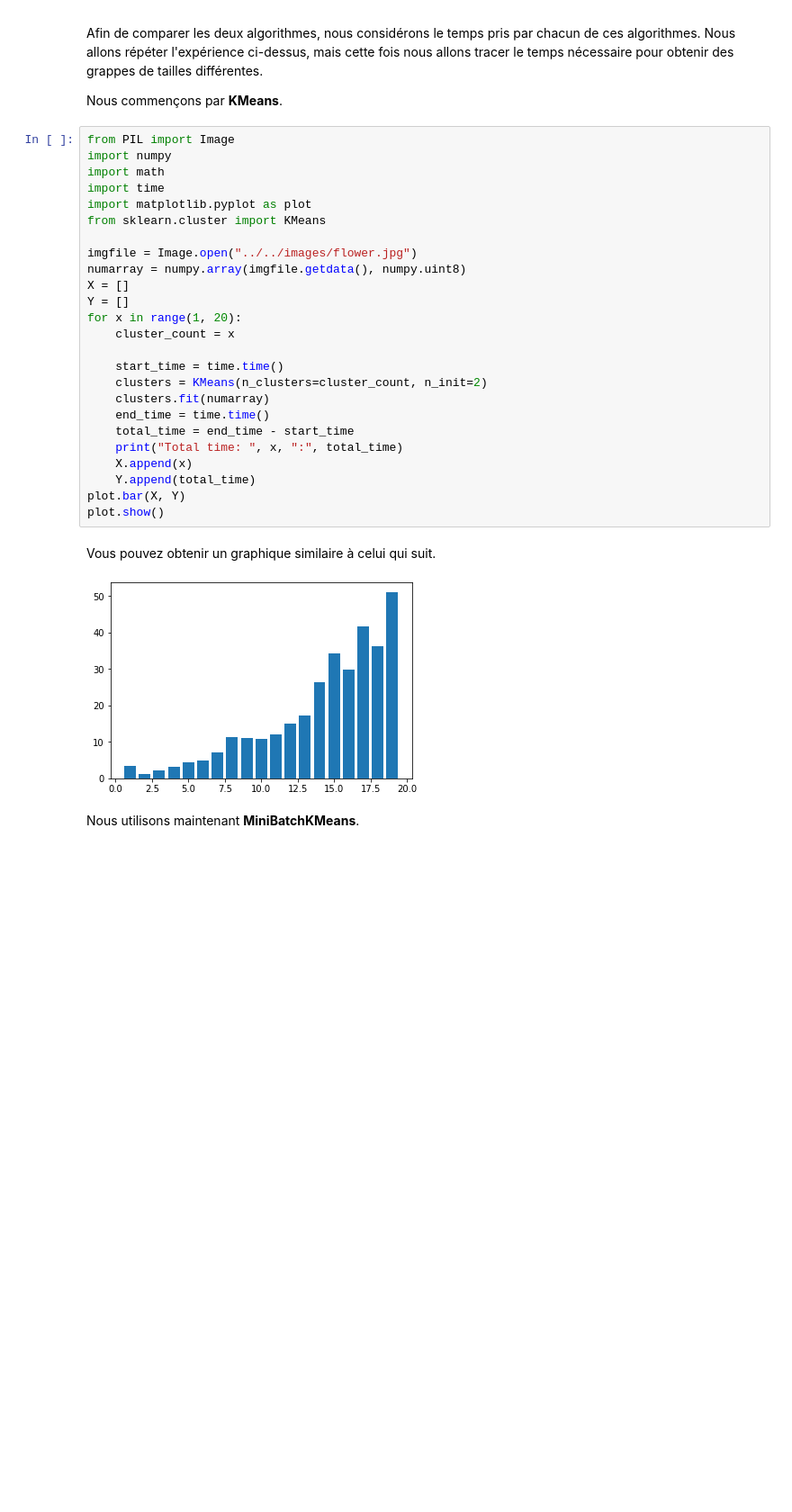
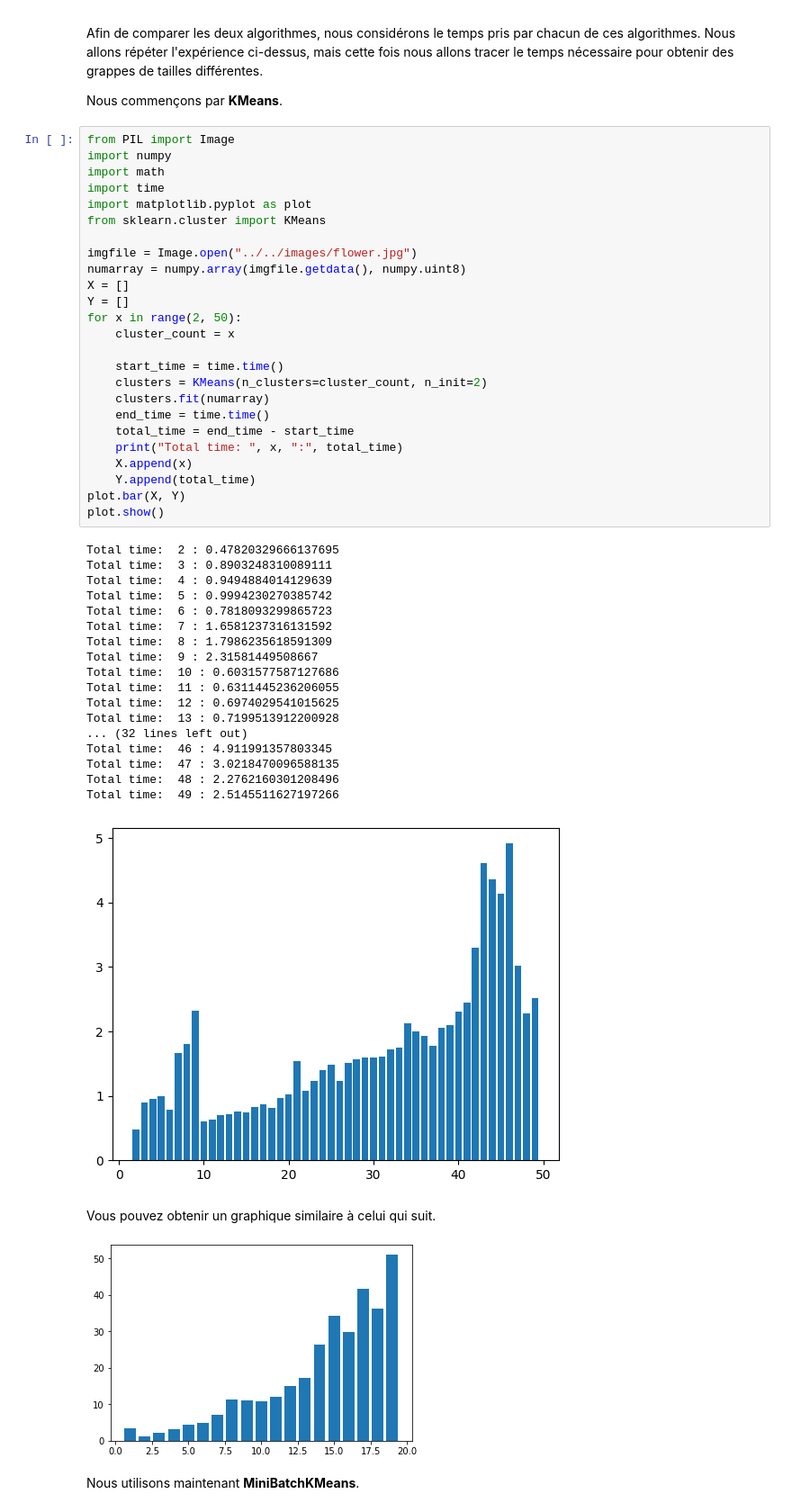
Before and after one commit to joxcat/inge.courses-s8, a Jupyter notebook: dm_ml/MachineLearning/fr/TP2/tp2.ipynb, the cells around one changed output. Shown at 90% size. Drawn from its saved outputs; the diff is of its cells as text; blank space fills up the shorter version.

```diff
--- a/dm_ml/MachineLearning/fr/TP2/tp2.ipynb
+++ b/dm_ml/MachineLearning/fr/TP2/tp2.ipynb
@@ -679,28 +736,47 @@ Nous commençons par **KMeans**.
 # %%
 from PIL import Image
 import numpy
 import math
 import time
 import matplotlib.pyplot as plot
 from sklearn.cluster import KMeans
 
 imgfile = Image.open("../../images/flower.jpg")
 numarray = numpy.array(imgfile.getdata(), numpy.uint8)
 X = []
 Y = []
-for x in range(1, 20):
+for x in range(2, 50):
     cluster_count = x
 
     start_time = time.time()
     clusters = KMeans(n_clusters=cluster_count, n_init=2)
     clusters.fit(numarray)
     end_time = time.time()
     total_time = end_time - start_time
     print("Total time: ", x, ":", total_time)
     X.append(x)
     Y.append(total_time)
 plot.bar(X, Y)
 plot.show()
+# %% [output]
+Total time:  2 : 0.47820329666137695
+Total time:  3 : 0.8903248310089111
+Total time:  4 : 0.9494884014129639
+Total time:  5 : 0.9994230270385742
+Total time:  6 : 0.7818093299865723
+Total time:  7 : 1.6581237316131592
+Total time:  8 : 1.7986235618591309
+Total time:  9 : 2.31581449508667
+Total time:  10 : 0.6031577587127686
+Total time:  11 : 0.6311445236206055
+Total time:  12 : 0.6974029541015625
+Total time:  13 : 0.7199513912200928
+... (32 lines left out)
+Total time:  46 : 4.911991357803345
+Total time:  47 : 3.0218470096588135
+Total time:  48 : 2.2762160301208496
+Total time:  49 : 2.5145511627197266
+[figure, added]
 # %% [markdown]
 Vous pouvez obtenir un graphique similaire à celui qui suit.
 
```
Also changed, not shown: parts of 13 cells of this notebook, 2 other files.
